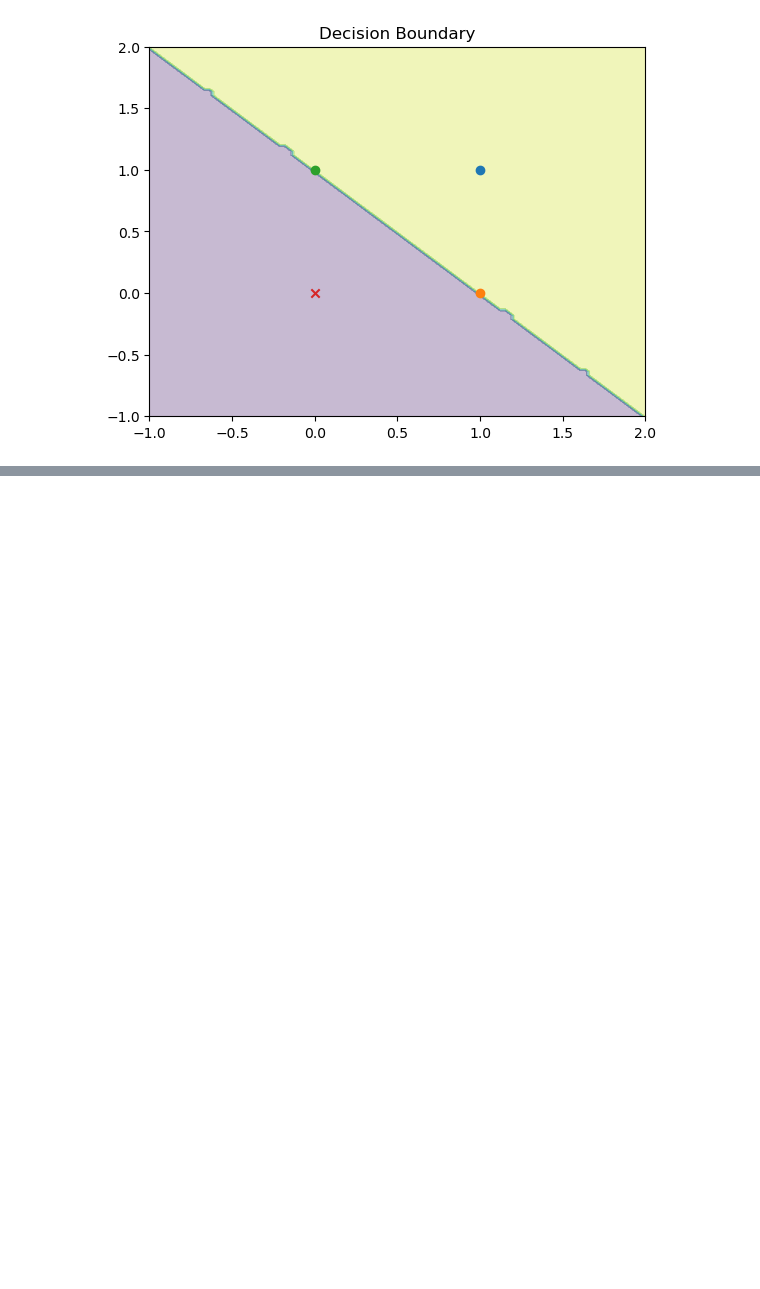
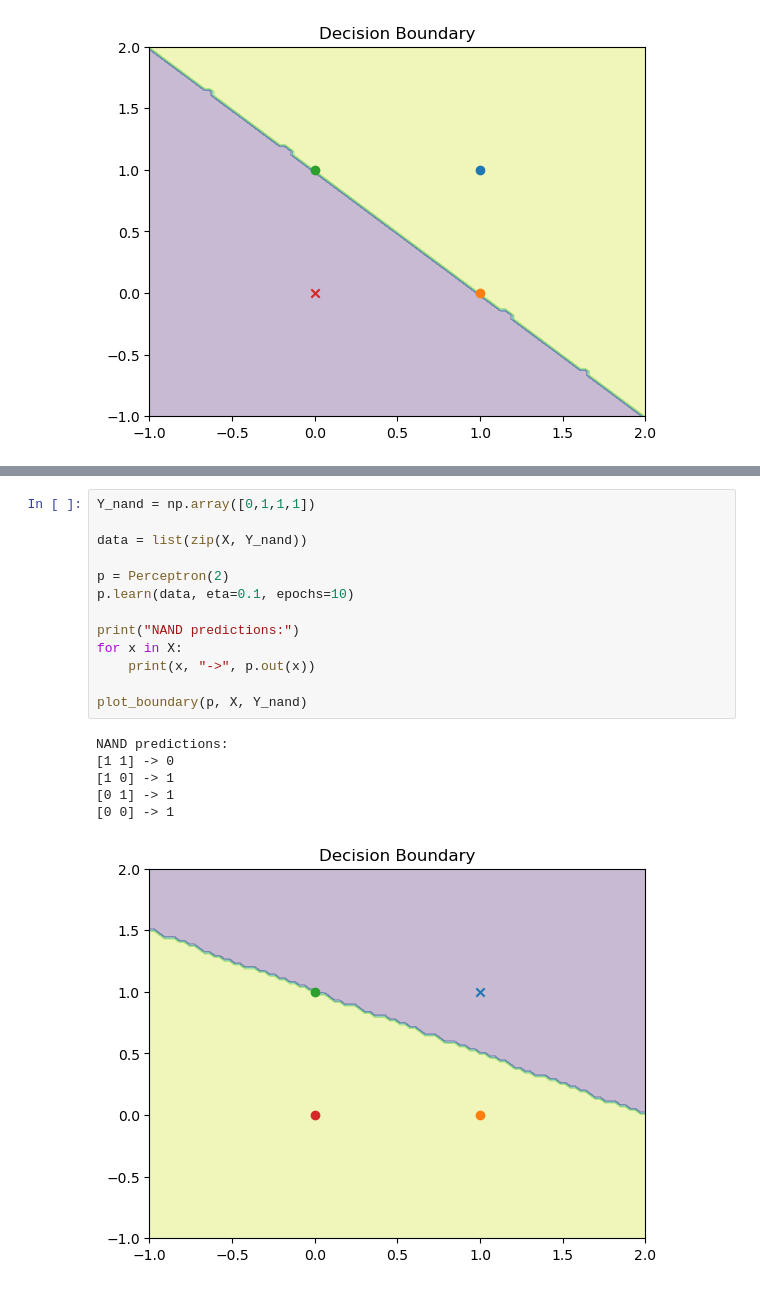
Before and after one commit to pranavikumar888/MSS04-labs, a Jupyter notebook: labs/lab1/perceptron.ipynb, the cells around one changed output, grey strips where cells are left out. Cells and saved outputs as stored; diff of their text form; blank space fills up the shorter version.

```diff
--- a/labs/lab1/perceptron.ipynb
+++ b/labs/lab1/perceptron.ipynb
@@ -107,0 +201,20 @@ plot_decision_boundary(X, Y, w, b)
+# %%
+Y_nand = np.array([0,1,1,1])
+
+data = list(zip(X, Y_nand))
+
+p = Perceptron(2)
+p.learn(data, eta=0.1, epochs=10)
+
+print("NAND predictions:")
+for x in X:
+    print(x, "->", p.out(x))
+
+plot_boundary(p, X, Y_nand)
+# %% [output]
+NAND predictions:
+[1 1] -> 0
+[1 0] -> 1
+[0 1] -> 1
+[0 0] -> 1
+[figure, added]
```
Also changed, not shown: parts of 4 cells of this notebook.
